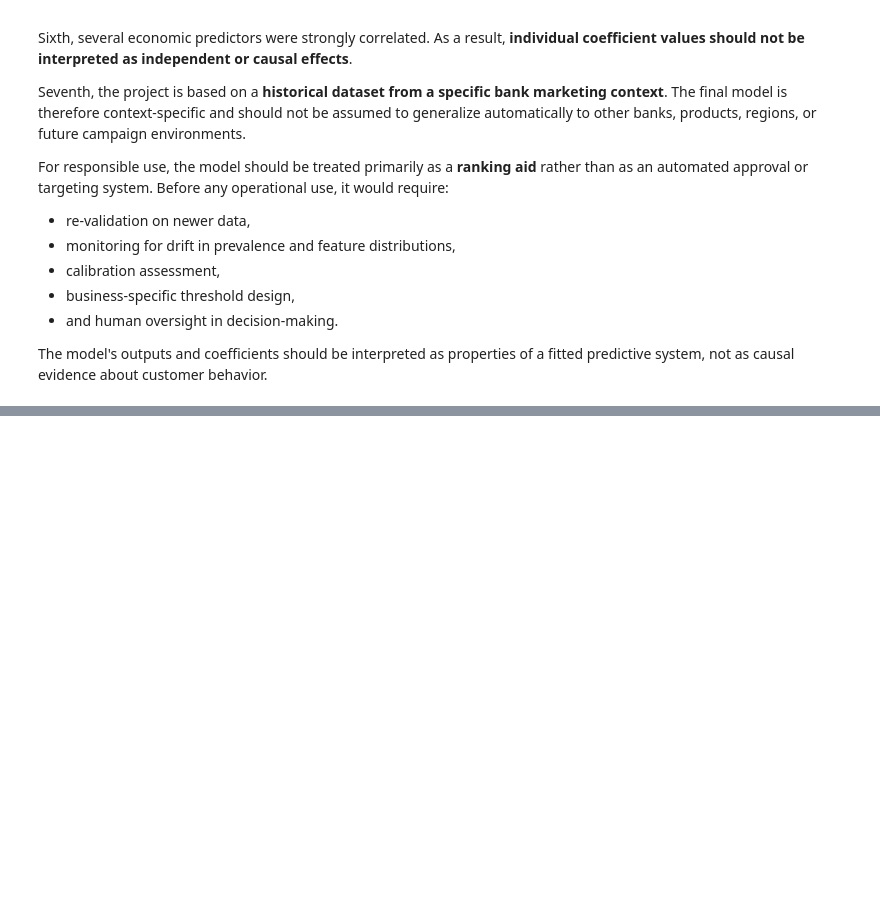
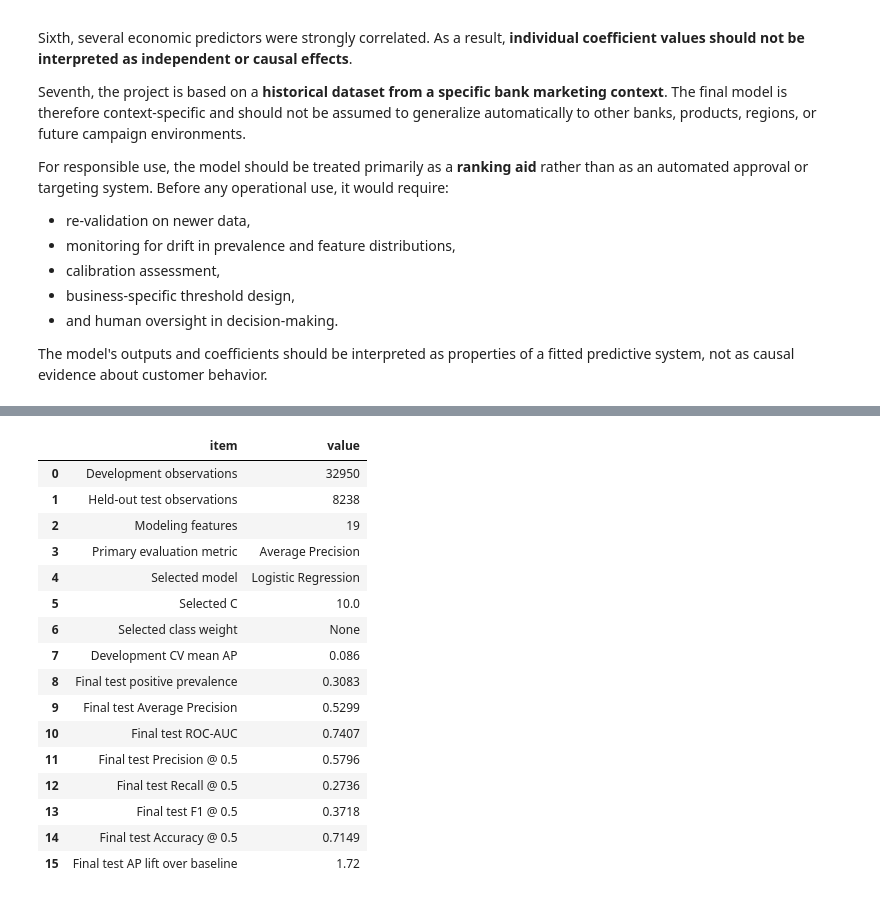
Before and after one commit to NourhanFarag/bank-marketing-subscription-prediction, a Jupyter notebook: notebooks/01_bank_marketing_analysis.ipynb, the cells around one changed output, grey strips where cells are left out. Cells and saved outputs as stored; diff of their text form; code cells hidden in the pictures; blank space fills up the shorter version.

Commit message:
Add final project conclusion

```diff
--- a/notebooks/01_bank_marketing_analysis.ipynb
+++ b/notebooks/01_bank_marketing_analysis.ipynb
@@ -4560,0 +4565,59 @@ The model's outputs and coefficients should be interpreted as properties of a fi
+# %%
+final_project_summary = pd.DataFrame({
+    "item": [
+        "Development observations",
+        "Held-out test observations",
+        "Modeling features",
+        "Primary evaluation metric",
+        "Selected model",
+        "Selected C",
+        "Selected class weight",
+        "Development CV mean AP",
+        "Final test positive prevalence",
+        "Final test Average Precision",
+        "Final test ROC-AUC",
+        "Final test Precision @ 0.5",
+        "Final test Recall @ 0.5",
+        "Final test F1 @ 0.5",
+        "Final test Accuracy @ 0.5",
+        "Final test AP lift over baseline"
+    ],
+    "value": [
+        len(X_dev),
+        len(X_test),
+        len(FEATURES),
+        "Average Precision",
+        "Logistic Regression",
+        FINAL_MODEL_PARAMS["model__C"],
+        str(FINAL_MODEL_PARAMS["model__class_weight"]),
+        round(TUNED_LOGISTIC_AP, 4),
+        round(TEST_POSITIVE_RATE, 4),
+        round(FINAL_TEST_AP, 4),
+        round(FINAL_TEST_ROC_AUC, 4),
+        round(FINAL_TEST_PRECISION, 4),
+        round(FINAL_TEST_RECALL, 4),
+        round(FINAL_TEST_F1, 4),
+        round(FINAL_TEST_ACCURACY, 4),
+        round(FINAL_TEST_AP / TEST_POSITIVE_RATE, 2)
+    ]
+})
+
+final_project_summary
+# %% [output]
+|  | item | value |
+| 0 | Development observations | 32950 |
+| 1 | Held-out test observations | 8238 |
+| 2 | Modeling features | 19 |
+| 3 | Primary evaluation metric | Average Precision |
+| 4 | Selected model | Logistic Regression |
+| 5 | Selected C | 10.0 |
+| 6 | Selected class weight | None |
+| 7 | Development CV mean AP | 0.086 |
+| 8 | Final test positive prevalence | 0.3083 |
+| 9 | Final test Average Precision | 0.5299 |
+| 10 | Final test ROC-AUC | 0.7407 |
+| 11 | Final test Precision @ 0.5 | 0.5796 |
+| 12 | Final test Recall @ 0.5 | 0.2736 |
+| 13 | Final test F1 @ 0.5 | 0.3718 |
+| 14 | Final test Accuracy @ 0.5 | 0.7149 |
+| 15 | Final test AP lift over baseline | 1.72 |
```
Also changed, not shown: parts of 4 cells of this notebook.
